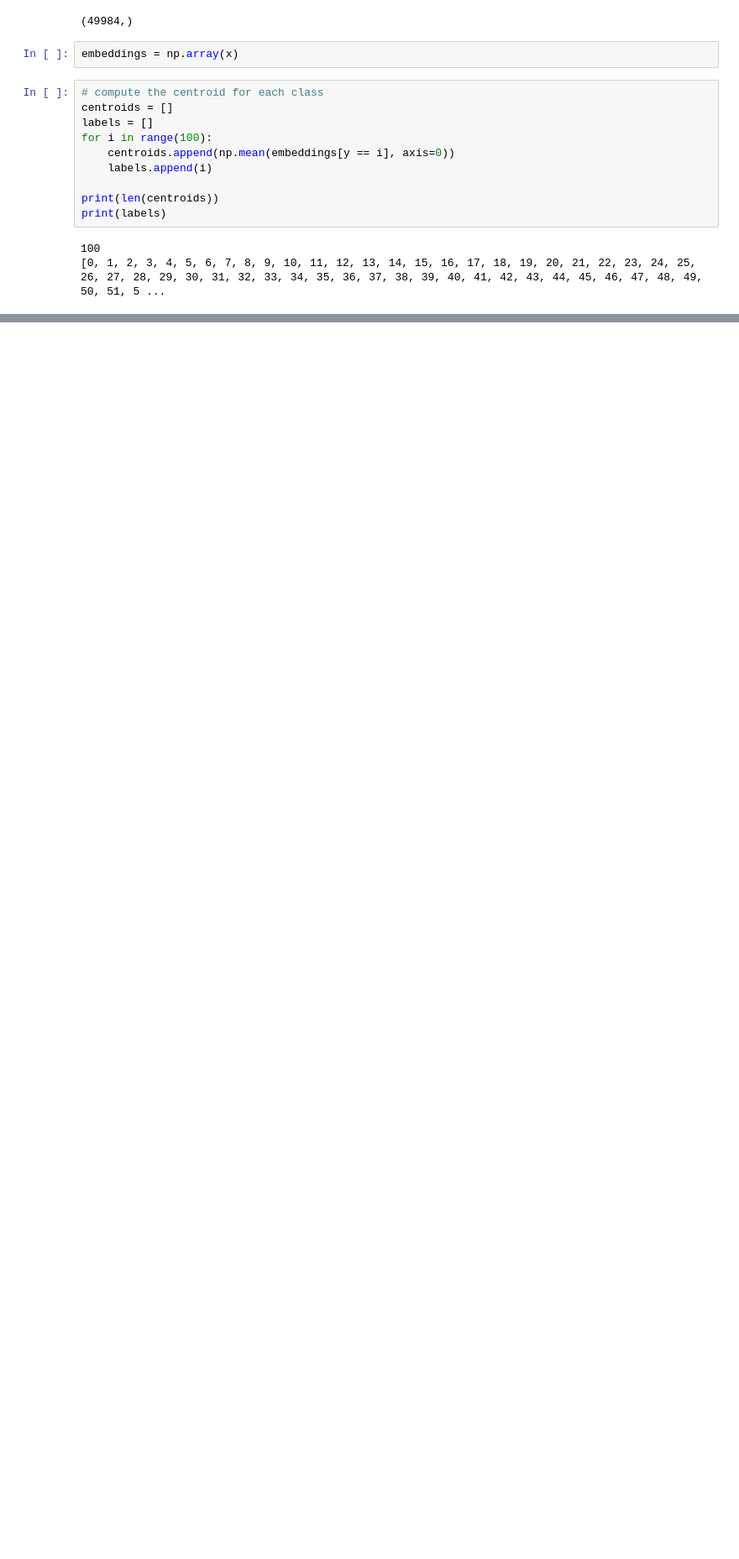
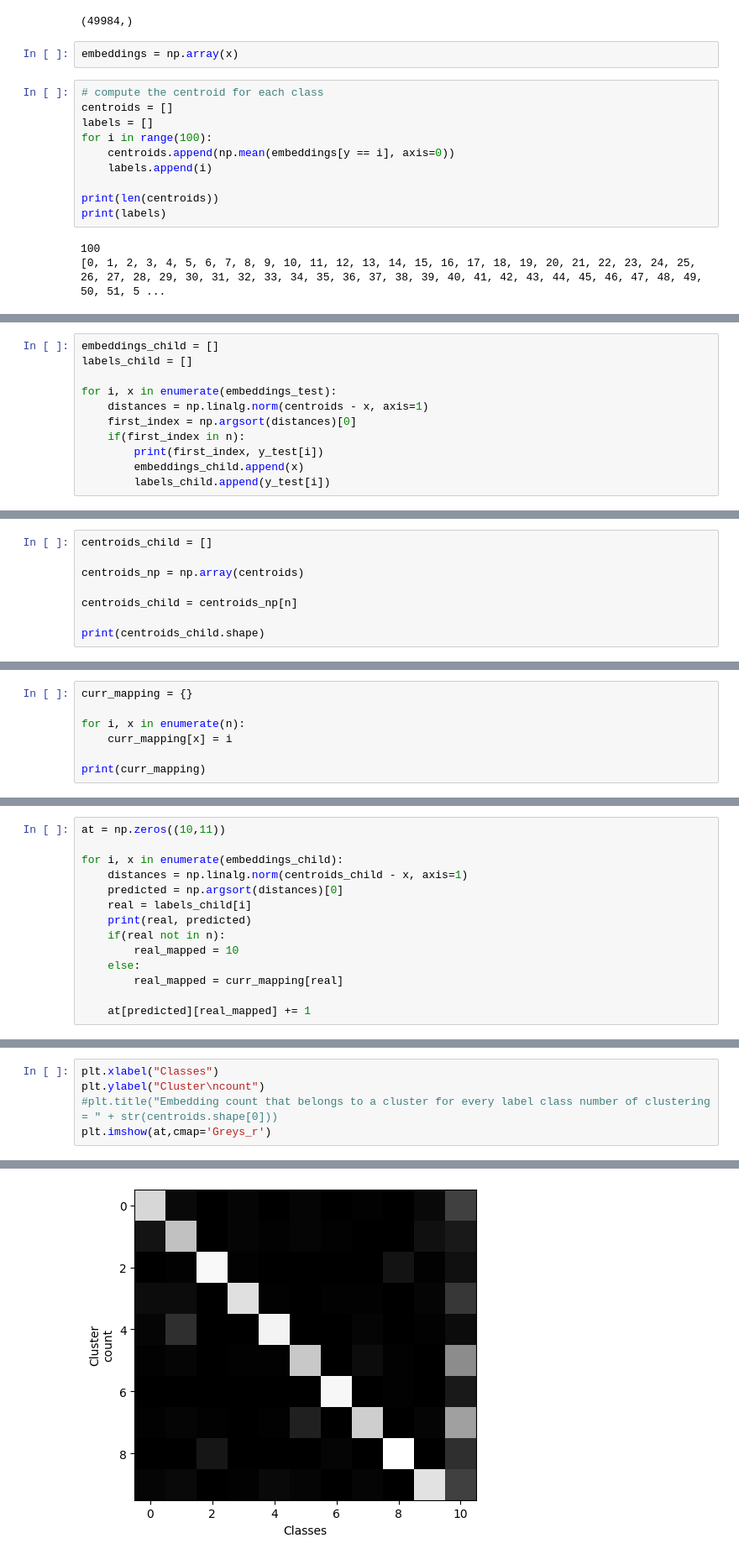
Before and after one commit to master-mbzuai/AI701, a Jupyter notebook: code/exploration/analysis.ipynb, the cells around one changed output, grey strips where cells are left out. Shown: that part at 84% size. Saved outputs shown, nothing was run; the diff lists cells and outputs as text; blank space fills up the shorter version.

```diff
--- a/code/exploration/analysis.ipynb
+++ b/code/exploration/analysis.ipynb
@@ -310,0 +150,11 @@ plot_stuff(embeddings_test)
+# %%
+embeddings_child = []
+labels_child = []
+
+for i, x in enumerate(embeddings_test):
+    distances = np.linalg.norm(centroids - x, axis=1)
+    first_index = np.argsort(distances)[0]
+    if(first_index in n):
+        print(first_index, y_test[i])
+        embeddings_child.append(x)
+        labels_child.append(y_test[i])
@@ -310,0 +195,8 @@ plot_stuff(embeddings_test)
+# %%
+centroids_child = []
+
+centroids_np = np.array(centroids)
+
+centroids_child = centroids_np[n]
+
+print(centroids_child.shape)
@@ -310,0 +209,7 @@ plot_stuff(embeddings_test)
+# %%
+curr_mapping = {}
+
+for i, x in enumerate(n):
+    curr_mapping[x] = i
+
+print(curr_mapping)
@@ -310,0 +218,14 @@ plot_stuff(embeddings_test)
+# %%
+at = np.zeros((10,11))
+
+for i, x in enumerate(embeddings_child):
+    distances = np.linalg.norm(centroids_child - x, axis=1)
+    predicted = np.argsort(distances)[0]
+    real = labels_child[i]
+    print(real, predicted)
+    if(real not in n):
+        real_mapped = 10
+    else:
+        real_mapped = curr_mapping[real]
+
+    at[predicted][real_mapped] += 1
@@ -310,0 +250,6 @@ plot_stuff(embeddings_test)
+# %%
+plt.xlabel("Classes")
+plt.ylabel("Cluster\ncount")
+#plt.title("Embedding count that belongs to a cluster for every label class number of clustering = " + str(centroids.shape[0]))
+plt.imshow(at,cmap='Greys_r')
+# %% [output]
@@ -310,0 +257 @@ plot_stuff(embeddings_test)
+[figure, added]
```
Also changed, not shown: parts of 27 cells of this notebook, 3 other files.
